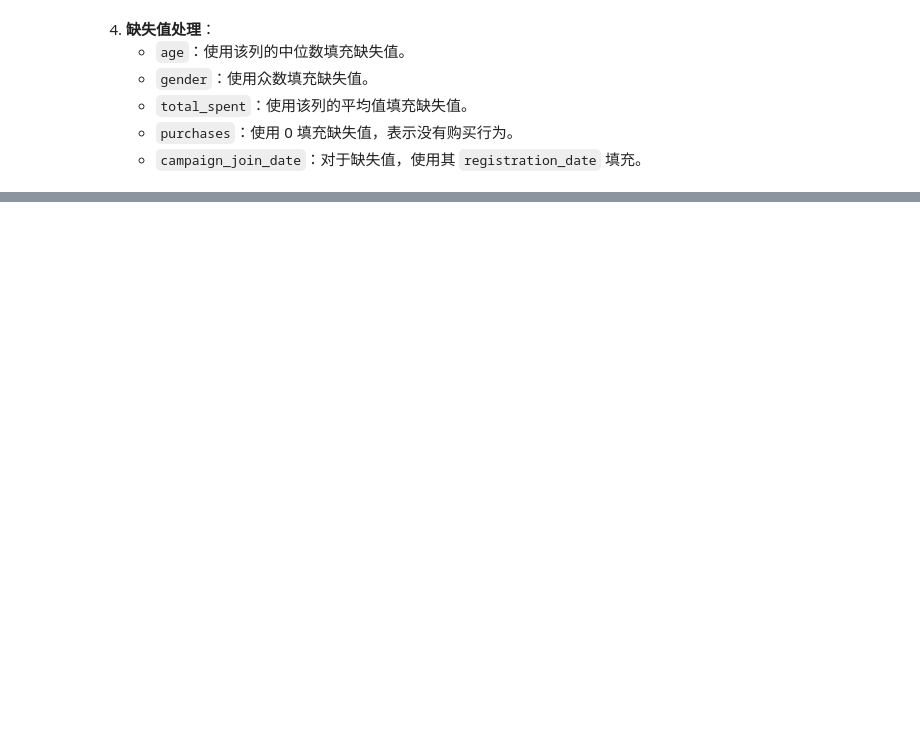
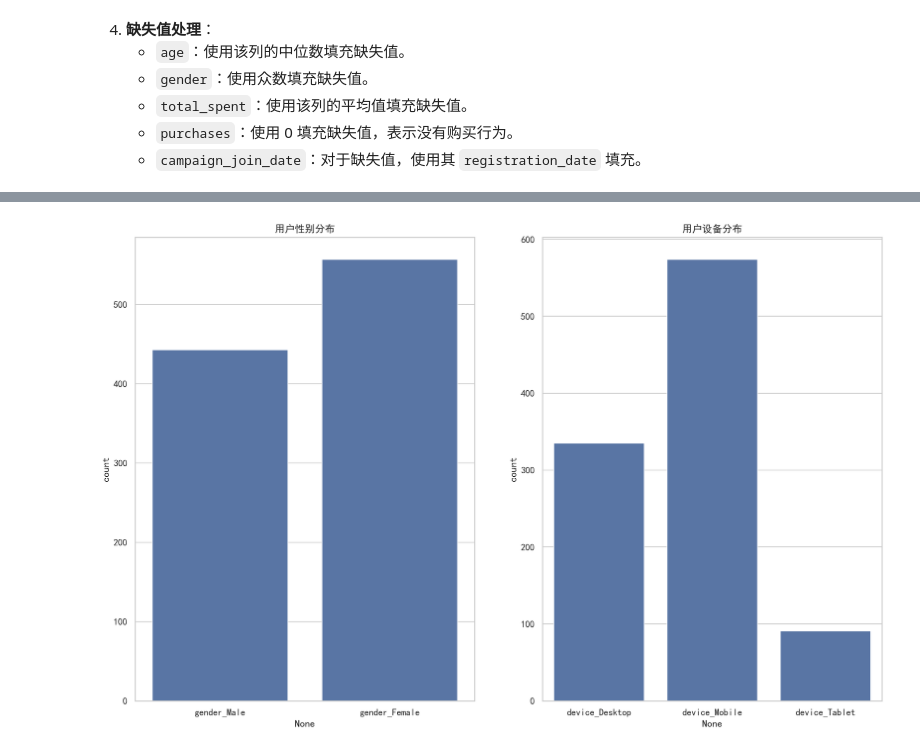
Before and after one commit to yt-x/ds_learn, a Jupyter notebook: practice/practice.ipynb, the cells around one changed output, grey strips where cells are left out. Saved outputs shown, nothing was run; the diff lists cells and outputs as text; code cells hidden in the pictures; blank space fills up the shorter version.

```diff
--- a/practice/practice.ipynb
+++ b/practice/practice.ipynb
@@ -1110,0 +1226,8 @@ df.loc[df['gender'].isna(), 'gender'] = df['gender'].mode()[0]
+# %%
+# 对 `gender` 和 `device` 列进行独热编码（One-Hot Encoding），并将原始列删除。
+from sklearn.preprocessing import OneHotEncoder
+
+model = OneHotEncoder()
+model.fit_transform(df[["gender", "device"]])
+df_encoded_sklearn = pd.DataFrame(model.fit_transform(df[["gender", "device"]]).toarray(), columns=model.get_feature_names_out(["gender", "device"]))
+df_encoded_sklearn.head()
@@ -1110,0 +1278,13 @@ df.loc[df['gender'].isna(), 'gender'] = df['gender'].mode()[0]
+# %%
+# 使用两个独立的柱状图，分别展示 `gender` (处理后的独热编码列) 和 `device` (处理后的独热编码列) 的分布。图表标题分别为“用户性别分布”和“用户设备分布”
+
+fig = plt.figure(num=1, figsize=(16, 10), dpi=300)
+plt.subplot(1, 2, 1)
+sns.countplot(x=df_encoded_sklearn[["gender_Female", "gender_Male"]].idxmax(axis=1))
+plt.title("用户性别分布")
+plt.subplot(1, 2, 2)
+sns.countplot(x=df_encoded_sklearn[["device_Mobile", "device_Desktop", "device_Tablet"]].idxmax(axis=1))
+plt.title("用户设备分布")
+plt.show()
+# %% [output]
+[figure, added]
```
Also changed, not shown: parts of 31 cells of this notebook, 3 other files.
